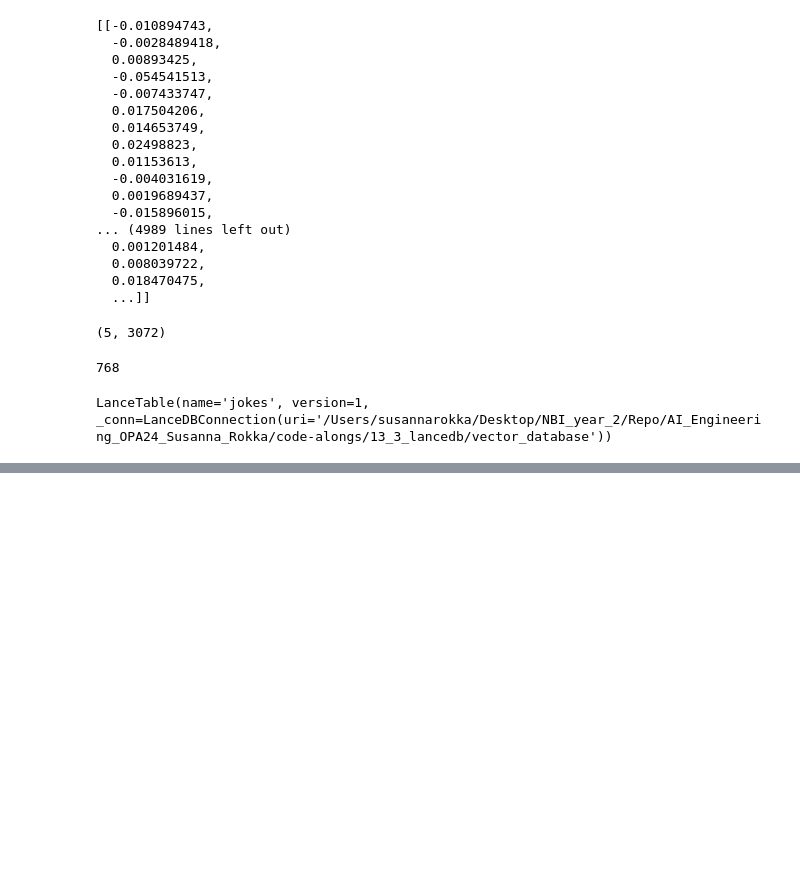
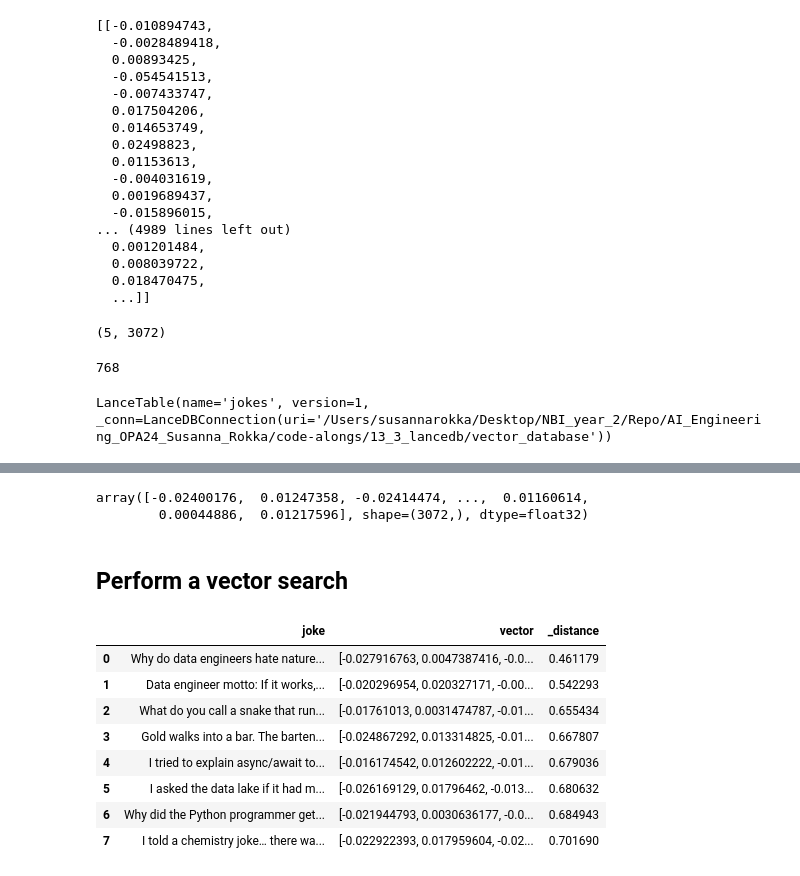
Before and after one commit to SusannaR11/AI_Engineering_OPA24_Susanna_Rokka, a Jupyter notebook: code-alongs/13_3_lancedb/lancedb_basics.ipynb, the cells around one changed output, grey strips where cells are left out. Saved outputs shown, nothing was run; the diff lists cells and outputs as text; code cells hidden in the pictures; blank space fills up the shorter version.

```diff
--- a/code-alongs/13_3_lancedb/lancedb_basics.ipynb
+++ b/code-alongs/13_3_lancedb/lancedb_basics.ipynb
@@ -191,3 +191,12 @@ table_jokes = db.create_table("jokes", schema=JokeModel, exist_ok=True)
 table_jokes
 # %% [output]
 LanceTable(name='jokes', version=1, _conn=LanceDBConnection(uri='/Users/susannarokka/Desktop/NBI_year_2/Repo/AI_Engineering_OPA24_Susanna_Rokka/code-alongs/13_3_lancedb/vector_database'))
+# %%
+# adding data to vector db
+
+import pandas as pd
+
+with open("data/jokes.json", "r") as file:
+    jokes_data = json.loads(file.read())
+
+jokes_data
@@ -193,0 +242,3 @@ LanceTable(name='jokes', version=1, _conn=LanceDBConnection(uri='/Users/susannar
+# %%
+df_jokes =pd.DataFrame(jokes_data).rename({"jokes": "joke"}, axis=1)
+df_jokes.head()
@@ -193,0 +258,2 @@ LanceTable(name='jokes', version=1, _conn=LanceDBConnection(uri='/Users/susannar
+# %%
+table_jokes.add(df_jokes)
@@ -193,0 +272,19 @@ LanceTable(name='jokes', version=1, _conn=LanceDBConnection(uri='/Users/susannar
+# %%
+table_jokes.to_pandas()["vector"][0]
+# %% [output]
+array([-0.02400176,  0.01247358, -0.02414474, ...,  0.01160614,
+        0.00044886,  0.01217596], shape=(3072,), dtype=float32)
+# %% [markdown]
+## Perform a vector search
+# %%
+table_jokes.search("data engineering jokes").limit(8).to_pandas()
+# %% [output]
+|  | joke | vector | _distance |
+| 0 | Why do data engineers hate nature... | [-0.027916763, 0.0047387416, -0.0... | 0.461179 |
+| 1 | Data engineer motto: If it works,... | [-0.020296954, 0.020327171, -0.00... | 0.542293 |
+| 2 | What do you call a snake that run... | [-0.01761013, 0.0031474787, -0.01... | 0.655434 |
+| 3 | Gold walks into a bar. The barten... | [-0.024867292, 0.013314825, -0.01... | 0.667807 |
+| 4 | I tried to explain async/await to... | [-0.016174542, 0.012602222, -0.01... | 0.679036 |
+| 5 | I asked the data lake if it had m... | [-0.026169129, 0.01796462, -0.013... | 0.680632 |
+| 6 | Why did the Python programmer get... | [-0.021944793, 0.0030636177, -0.0... | 0.684943 |
+| 7 | I told a chemistry joke… there wa... | [-0.022922393, 0.017959604, -0.02... | 0.701690 |
```
Also changed, not shown: parts of 15 cells of this notebook.
